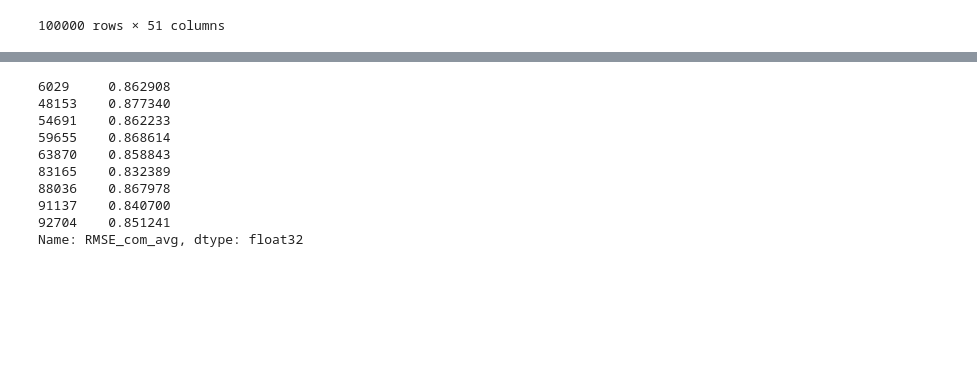
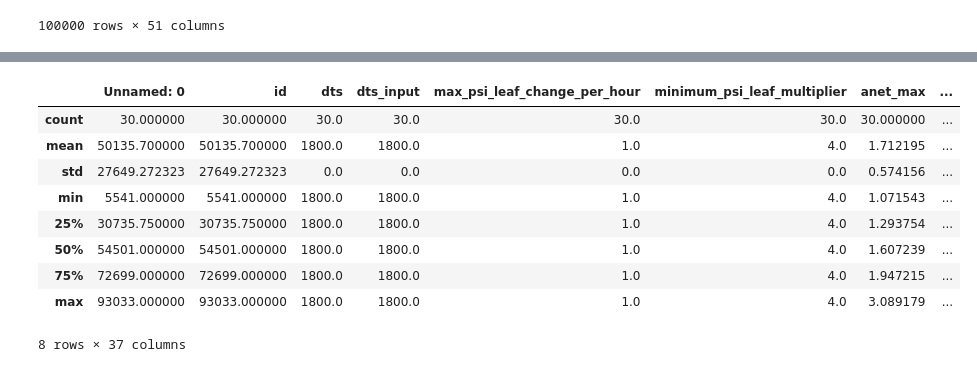
Before and after one commit to PhillipPapastefanou/SimPHony, a Jupyter notebook: py/analysis/Hainich/SimpleAnalysis_appl.ipynb, the cells around one changed output, grey strips where cells are left out. Cells and saved outputs as stored; diff of their text form; code cells hidden in the pictures; blank space fills up the shorter version.

```diff
--- a/py/analysis/Hainich/SimpleAnalysis_appl.ipynb
+++ b/py/analysis/Hainich/SimpleAnalysis_appl.ipynb
@@ -153,9 +160,9 @@ df_best_c
 # %%
 m = 0.9570685625076294
 # %%
-df_best_psi_stem = df_d.sort_values(by='RMSE_psi_stem').iloc[0:10]
+df_best_psi_stem = df_d.sort_values(by='RMSE_psi_stem').iloc[0:30]
 df_best_psi_stem.to_csv(f"{input_path}/parameters_best_psi_stem.csv")
-df_best_J = df_d.sort_values(by='RMSE_J').iloc[0:10]
+df_best_J = df_d.sort_values(by='RMSE_J').iloc[0:30]
 df_best_J.to_csv(f"{input_path}/parameters_best_J.csv")
-df_best_both = df_d.sort_values(by='RMSE_com_avg').iloc[0:10]
+df_best_both = df_d.sort_values(by='RMSE_com_avg').iloc[0:30]
 df_best_both.to_csv(f"{input_path}/parameters_best_both.csv")
@@ -162,16 +189,16 @@ df_best_both.to_csv(f"{input_path}/parameters_best_both.csv")
 # %%
-df_best_c['RMSE_com_avg']
+df_best_both.describe()
 # %% [output]
+|  | Unnamed: 0 | id | dts | dts_input | max_psi_leaf_change_per_hour | minimum_psi_leaf_multiplier | anet_max | ... |
+| count | 30.000000 | 30.000000 | 30.0 | 30.0 | 30.0 | 30.0 | 30.000000 | ... |
+| mean | 50135.700000 | 50135.700000 | 1800.0 | 1800.0 | 1.0 | 4.0 | 1.712195 | ... |
+| std | 27649.272323 | 27649.272323 | 0.0 | 0.0 | 0.0 | 0.0 | 0.574156 | ... |
+| min | 5541.000000 | 5541.000000 | 1800.0 | 1800.0 | 1.0 | 4.0 | 1.071543 | ... |
+| 25% | 30735.750000 | 30735.750000 | 1800.0 | 1800.0 | 1.0 | 4.0 | 1.293754 | ... |
+| 50% | 54501.000000 | 54501.000000 | 1800.0 | 1800.0 | 1.0 | 4.0 | 1.607239 | ... |
+| 75% | 72699.000000 | 72699.000000 | 1800.0 | 1800.0 | 1.0 | 4.0 | 1.947215 | ... |
+| max | 93033.000000 | 93033.000000 | 1800.0 | 1800.0 | 1.0 | 4.0 | 3.089179 | ... |
-6029     0.862908
-48153    0.877340
-54691    0.862233
-59655    0.868614
-63870    0.858843
-83165    0.832389
-88036    0.867978
-91137    0.840700
-92704    0.851241
-Name: RMSE_com_avg, dtype: float32
+8 rows × 37 columns
 # %%
 df_best_c
 # %% [output]
```
Also changed, not shown: parts of 11 cells of this notebook, 20 other files.
